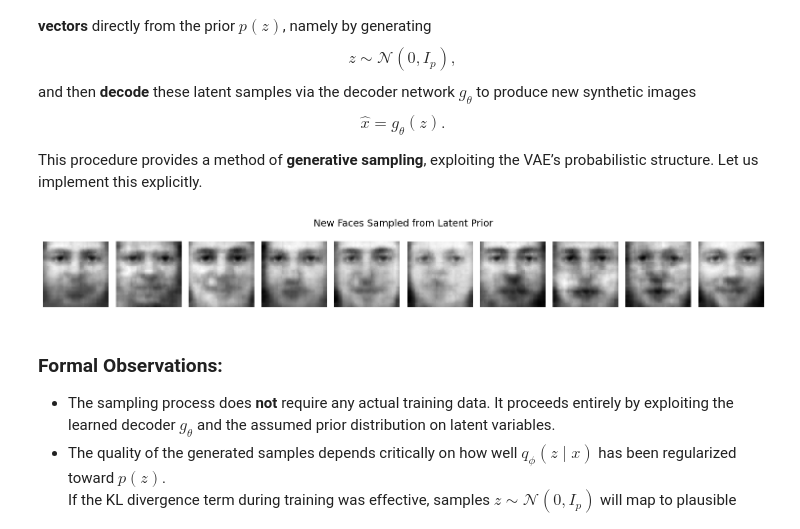
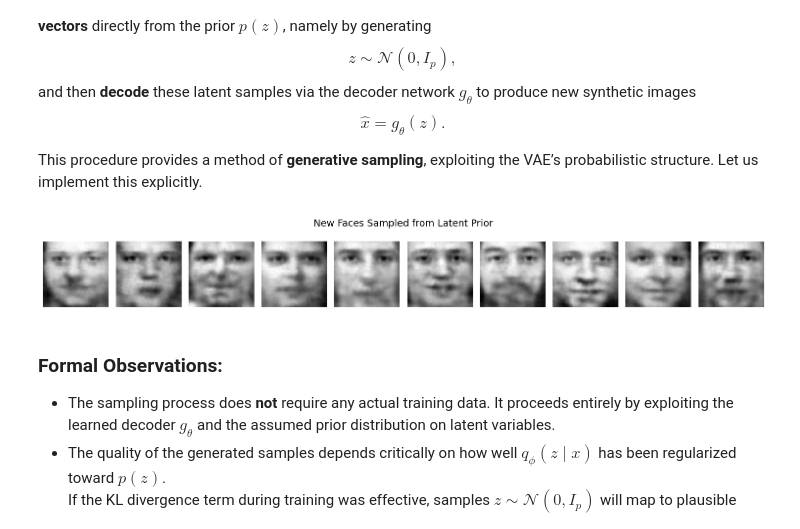
Before and after one commit to kaygun/MYZ309E, a Jupyter notebook: lectures/Lecture_12.ipynb, the cells around one changed output. Cells and saved outputs as stored; diff of their text form; code cells hidden in the pictures.

```diff
--- a/lectures/Lecture_12.ipynb
+++ b/lectures/Lecture_12.ipynb
@@ -1369,10 +1375,10 @@ def add_noise(x, noise_factor=0.3):
 # %%
 autoencoder = Autoencoder()
 criterion = nn.L1Loss()
+optimizer = optim.Adam(autoencoder.parameters(), lr=0.005)
+scheduler = optim.lr_scheduler.ExponentialLR(optimizer, gamma=0.9999)
 # %%
-optimizer = torch.optim.Adam(autoencoder.parameters(), lr=0.0015)
-
-for epoch in range(50):
+for epoch in range(100):
     autoencoder.train()
     total_loss = 0
     for xb, in train_loader:
@@ -1382,7 +1388,8 @@ for epoch in range(50):
         loss = criterion(recon, xb)
         loss.backward()
         optimizer.step()
+        scheduler.step()
         total_loss += loss.item()
-    if epoch % 5 == 0:
+    if epoch % 10 == 0:
         print(f"Epoch {epoch}, Loss: {total_loss:.4f}")
 # %% [output]
@@ -1510,11 +1517,11 @@ def vae_loss(recon_x, x, mu, logvar):
     kl = -0.5 * torch.sum(1 + logvar - mu.pow(2) - logvar.exp())
     return recon_loss + kl
 # %%
-vae = VAE(latent_dim=64)
+vae = VAE(latent_dim=128)
+optimizer = optim.Adam(vae.parameters(), lr=0.0005)
+scheduler = optim.lr_scheduler.ExponentialLR(optimizer, gamma=0.999999)
 # %%
-optimizer = torch.optim.Adagrad(vae.parameters(), lr=4e-4)
-
-for epoch in range(30):
+for epoch in range(1000):
     vae.train()
     total_loss = 0
     for xb, in train_loader_2d:
@@ -1523,7 +1530,8 @@ for epoch in range(30):
         loss = vae_loss(x_recon, xb, mu, logvar)
         loss.backward()
         optimizer.step()
+        scheduler.step()
         total_loss += loss.item()
-    if epoch % 5 == 0:
+    if epoch % 100 == 0:
         print(f"Epoch {epoch}, Loss: {total_loss:.2f}")
 # %% [output]
@@ -1575,22 +1586,20 @@ This procedure provides a method of **generative sampling**, exploiting the VAE
 # %%
 vae.eval()
 with torch.no_grad():
     # Sample from the standard normal prior
-    z_samples = torch.randn(10, 64)  # 10 latent vectors of dimension 64
+    z_samples = torch.randn(10, 128)  # 10 latent vectors of dimension 64
     generated = vae.decode(z_samples)  # Decode to image space
 
-# Plot the generated faces
-import matplotlib.pyplot as plt
 
 fig, axes = plt.subplots(1, 10, figsize=(15, 2))
 for i in range(10):
     axes[i].imshow(generated[i][0].cpu(), cmap='gray')
     axes[i].axis('off')
 plt.suptitle("New Faces Sampled from Latent Prior", fontsize=14)
 plt.tight_layout()
 plt.show()
 # %% [output]
-[figure, old version]
+[figure, new version]
 # %% [markdown]
 ### Formal Observations:
 
```
Also changed, not shown: parts of 25 cells of this notebook.
